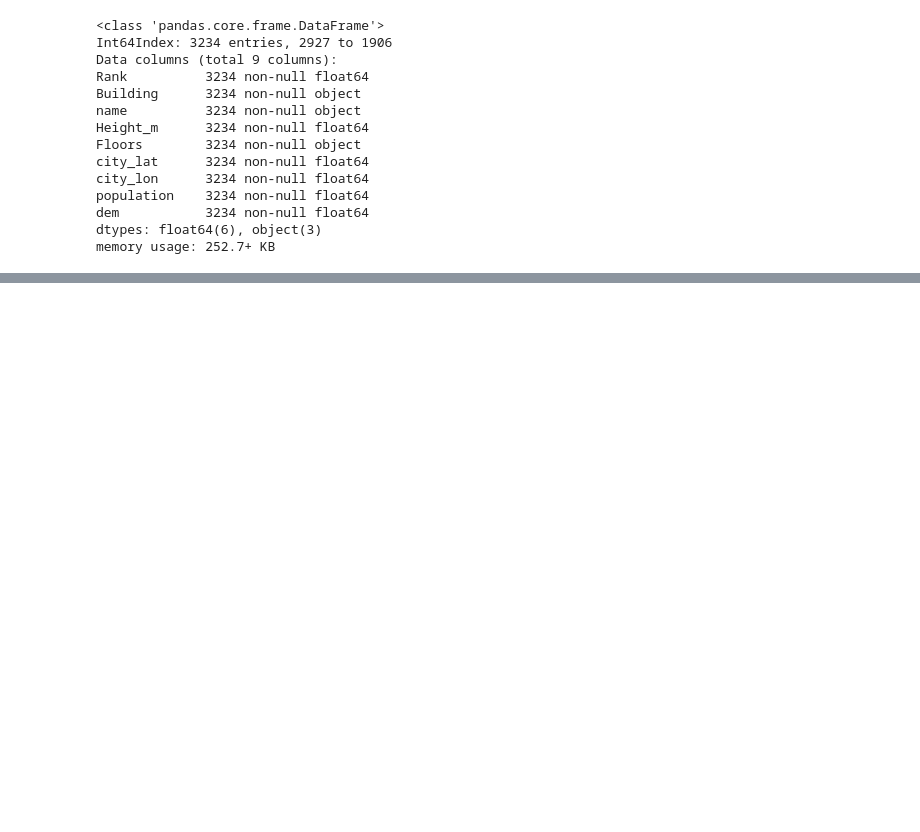
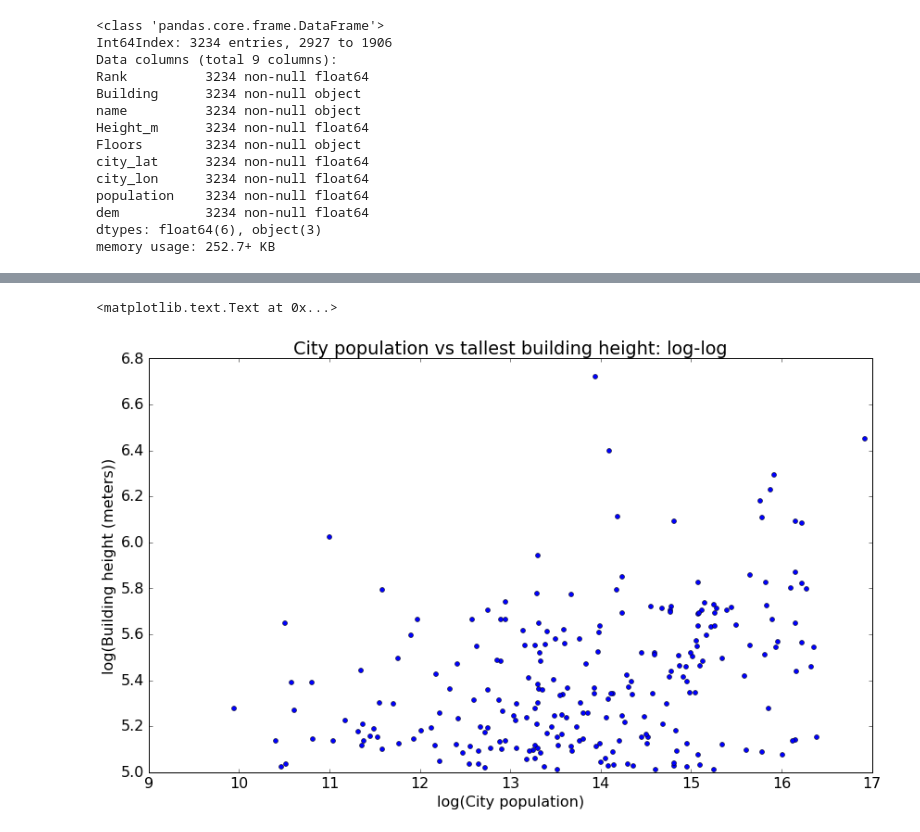
Before and after one commit to afcarl/UrbanSystems, a Jupyter notebook: TallestBuildings/DataClean_Buildings.ipynb, the cells around one changed output, grey strips where cells are left out. Drawn from its saved outputs; the diff is of its cells as text; code cells hidden in the pictures; blank space fills up the shorter version.

```diff
--- a/TallestBuildings/DataClean_Buildings.ipynb
+++ b/TallestBuildings/DataClean_Buildings.ipynb
@@ -249,0 +275,13 @@ Name: 186, dtype: object
+# %%
+# simple log-log population vs tallest building in city
+import numpy as np
+plt.rcParams.update({'font.size': 16})
+f, ax = plt.subplots(figsize=(14,8))
+
+ax.plot(np.log(tallest.population), np.log(tallest.Height_m), 'ob', markersize=5)
+ax.set_ylabel('log(Building height (meters))')
+ax.set_xlabel('log(City population)')
+ax.set_title('City population vs tallest building height: log-log')
+# %% [output]
+<matplotlib.text.Text at 0x...>
+[figure, added]
```
Also changed, not shown: parts of 17 cells of this notebook.
